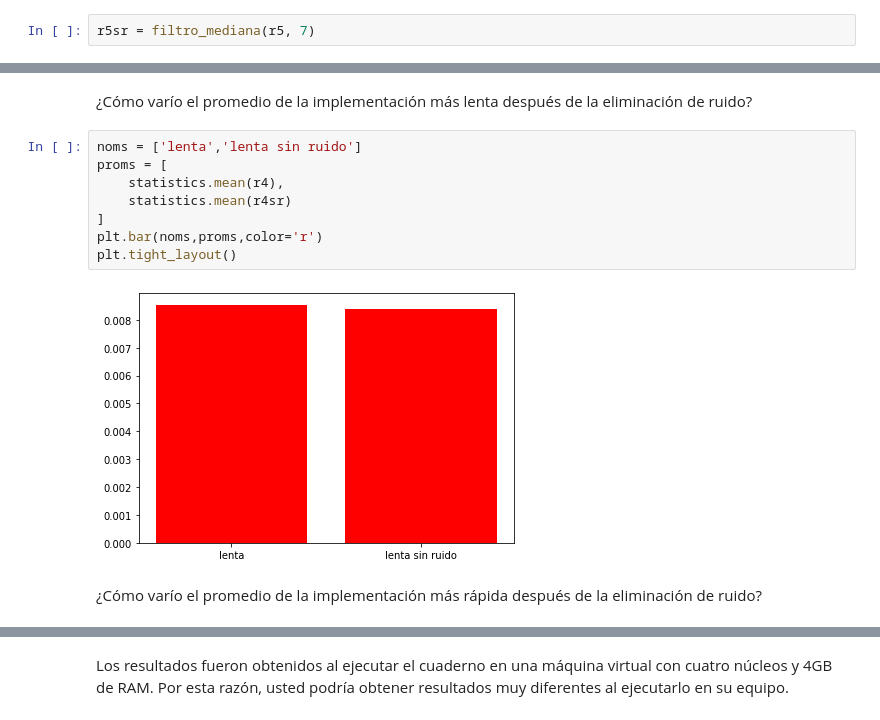
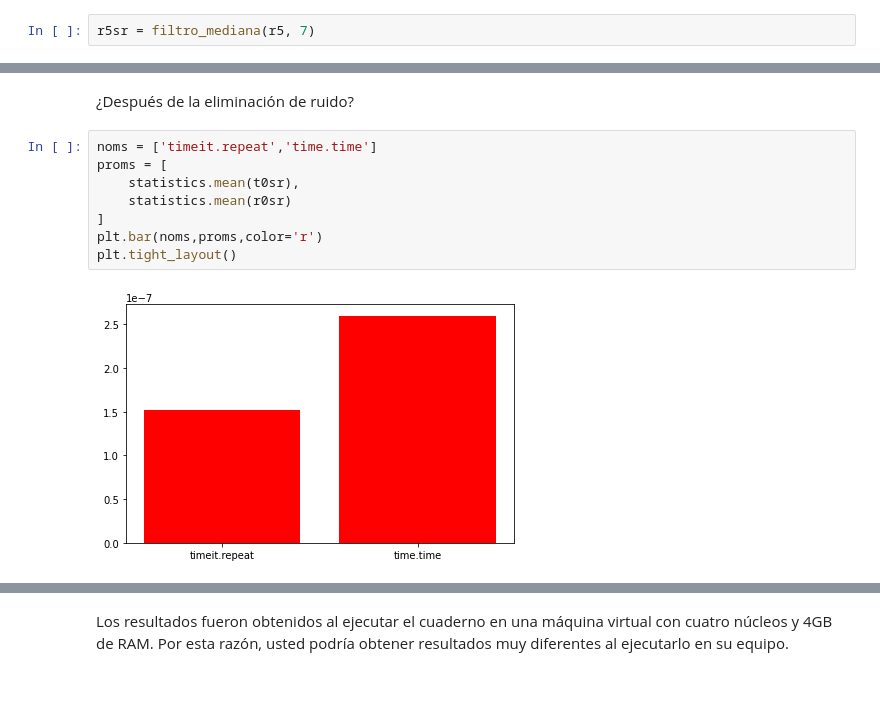
Before and after one commit to stefano-andre/sobre-python, a Jupyter notebook: python-timing.ipynb, the cells around one changed output, grey strips where cells are left out. Drawn from its saved outputs; the diff is of its cells as text; blank space fills up the shorter version.

```diff
--- a/python-timing.ipynb
+++ b/python-timing.ipynb
@@ -591,14 +623,12 @@ plt.legend()
 # %% [markdown]
-¿Cómo varío el promedio de la implementación más lenta después de la eliminación de ruido?
+¿Después de la eliminación de ruido?
 # %%
-noms = ['lenta','lenta sin ruido']
+noms = ['timeit.repeat','time.time']
 proms = [
-    statistics.mean(r4),
-    statistics.mean(r4sr)
+    statistics.mean(t0sr),
+    statistics.mean(r0sr)
 ]
 plt.bar(noms,proms,color='r')
 plt.tight_layout()
 # %% [output]
-[figure, old version]
+[figure, new version]
-# %% [markdown]
-¿Cómo varío el promedio de la implementación más rápida después de la eliminación de ruido?
```
Also changed, not shown: parts of 50 cells of this notebook.
